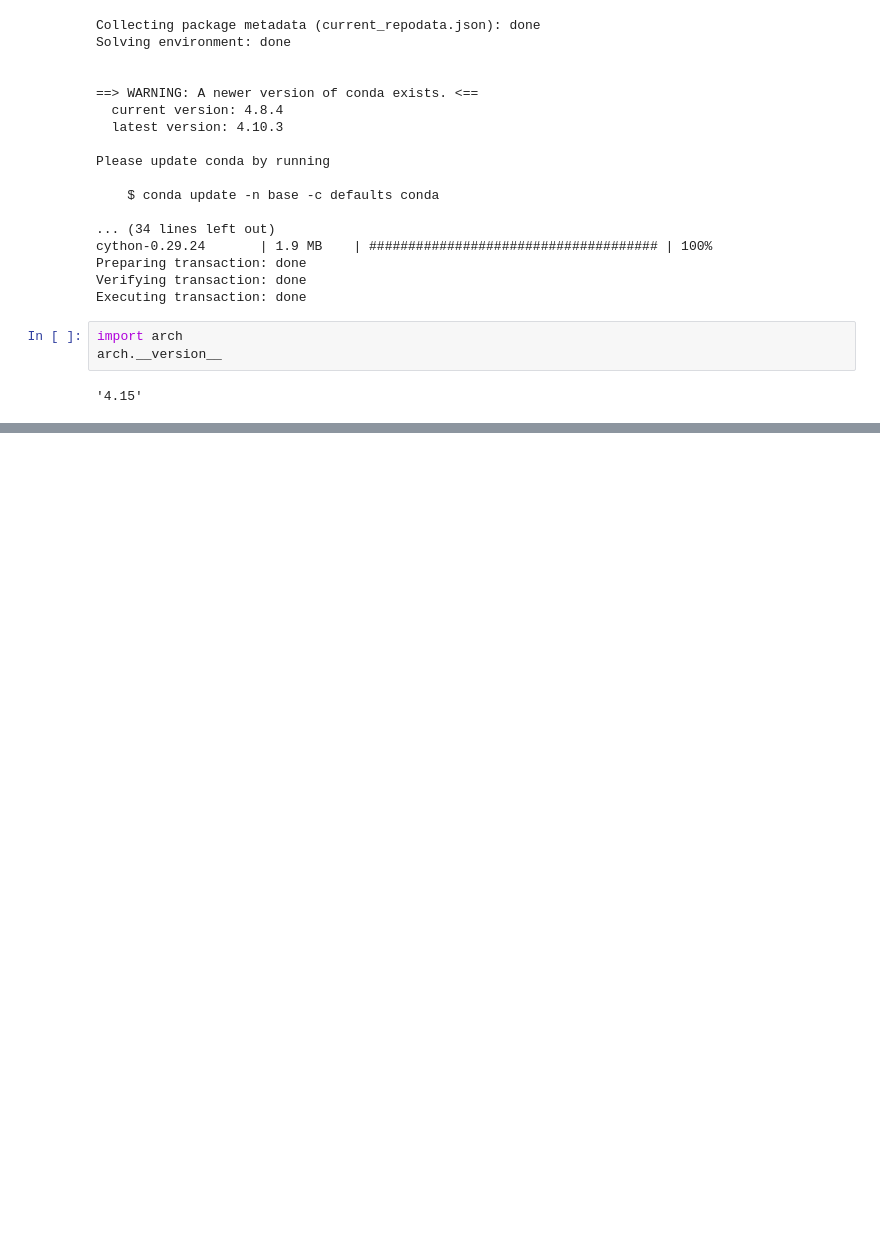
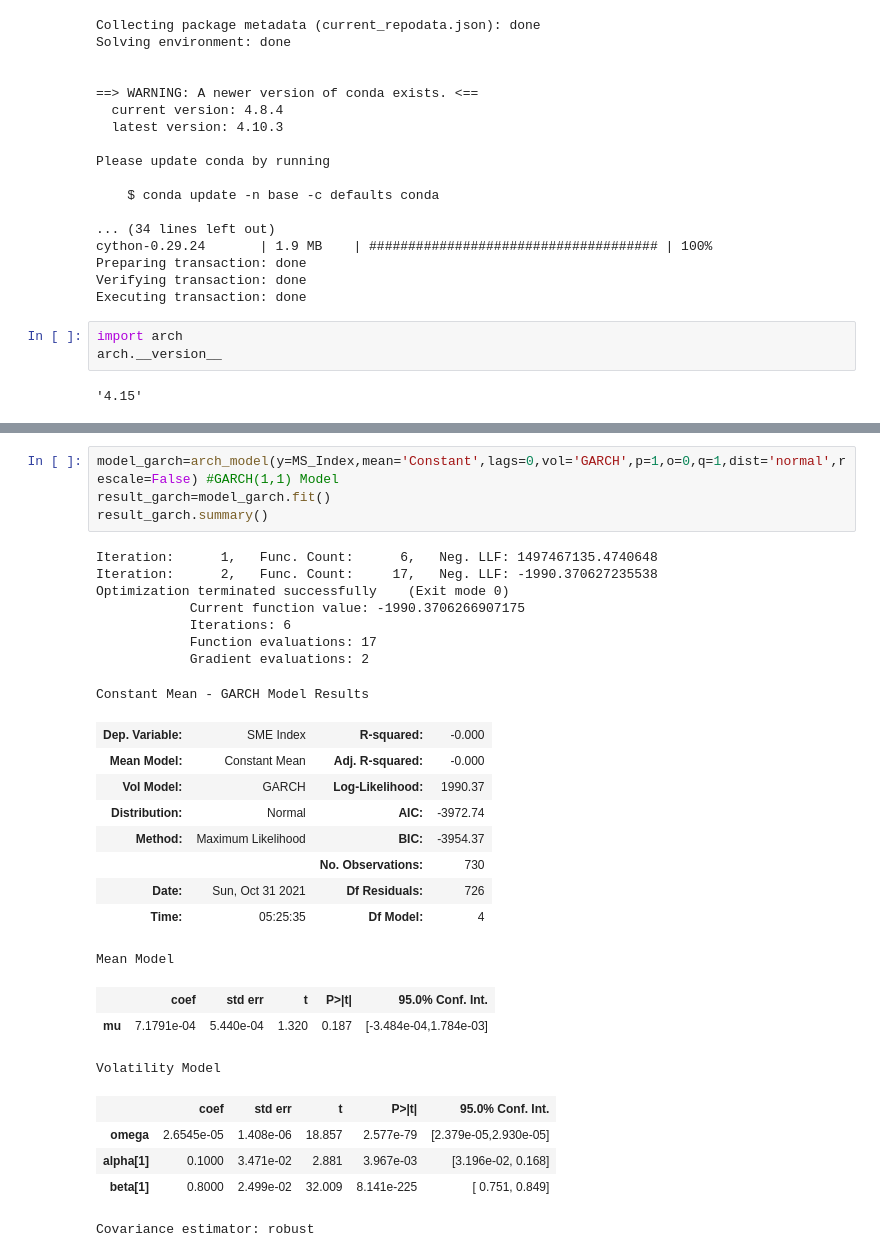
Before and after one commit to icemeng/PFARM, a Jupyter notebook: chapter05_Scipy etc/5.3.Volatility module and arch.ipynb, the cells around one changed output, grey strips where cells are left out. Drawn from its saved outputs; the diff is of its cells as text; blank space fills up the shorter version.

```diff
--- a/chapter05_Scipy etc/5.3.Volatility module and arch.ipynb
+++ b/chapter05_Scipy etc/5.3.Volatility module and arch.ipynb
@@ -35,0 +77,30 @@ arch.__version__
+# %%
+model_garch=arch_model(y=MS_Index,mean='Constant',lags=0,vol='GARCH',p=1,o=0,q=1,dist='normal',rescale=False) #GARCH(1,1) Model
+result_garch=model_garch.fit()
+result_garch.summary()
+# %% [output]
+Iteration:      1,   Func. Count:      6,   Neg. LLF: 1497467135.4740648
+Iteration:      2,   Func. Count:     17,   Neg. LLF: -1990.370627235538
+Optimization terminated successfully    (Exit mode 0)
+            Current function value: -1990.3706266907175
+            Iterations: 6
+            Function evaluations: 17
+            Gradient evaluations: 2
+Constant Mean - GARCH Model Results
+| Dep. Variable: | SME Index | R-squared: | -0.000 |
+| Mean Model: | Constant Mean | Adj. R-squared: | -0.000 |
+| Vol Model: | GARCH | Log-Likelihood: | 1990.37 |
+| Distribution: | Normal | AIC: | -3972.74 |
+| Method: | Maximum Likelihood | BIC: | -3954.37 |
+|  |  | No. Observations: | 730 |
+| Date: | Sun, Oct 31 2021 | Df Residuals: | 726 |
+| Time: | 05:25:35 | Df Model: | 4 |
+Mean Model
+|  | coef | std err | t | P>|t| | 95.0% Conf. Int. |
+| mu | 7.1791e-04 | 5.440e-04 | 1.320 | 0.187 | [-3.484e-04,1.784e-03] |
+Volatility Model
+|  | coef | std err | t | P>|t| | 95.0% Conf. Int. |
+| omega | 2.6545e-05 | 1.408e-06 | 18.857 | 2.577e-79 | [2.379e-05,2.930e-05] |
+| alpha[1] | 0.1000 | 3.471e-02 | 2.881 | 3.967e-03 | [3.196e-02, 0.168] |
+| beta[1] | 0.8000 | 2.499e-02 | 32.009 | 8.141e-225 | [ 0.751, 0.849] |
+Covariance estimator: robust
```
Also changed, not shown: parts of 7 cells of this notebook, 14 other files.
